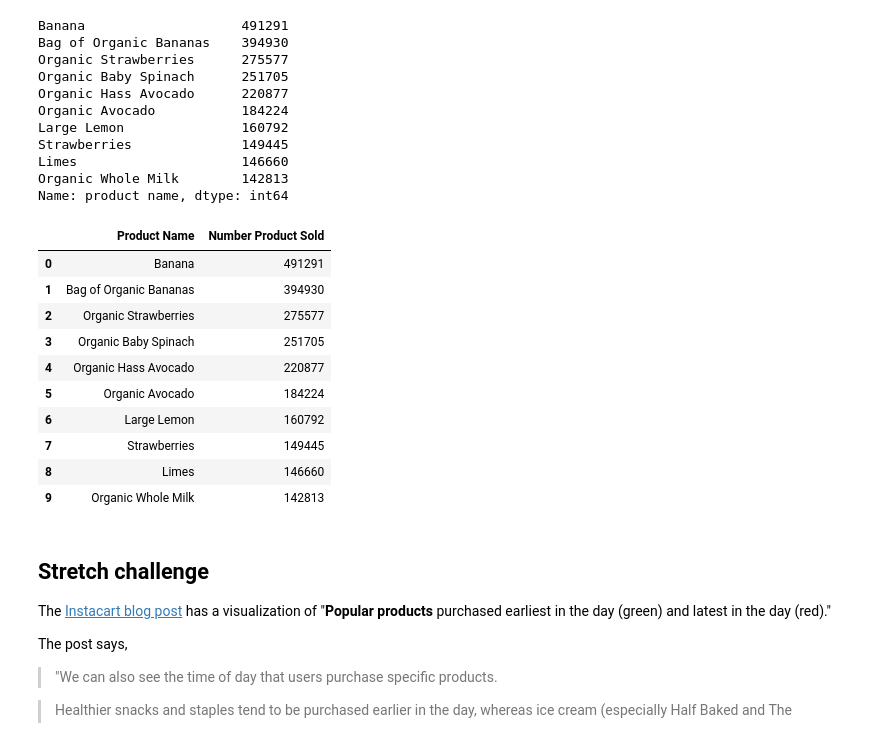
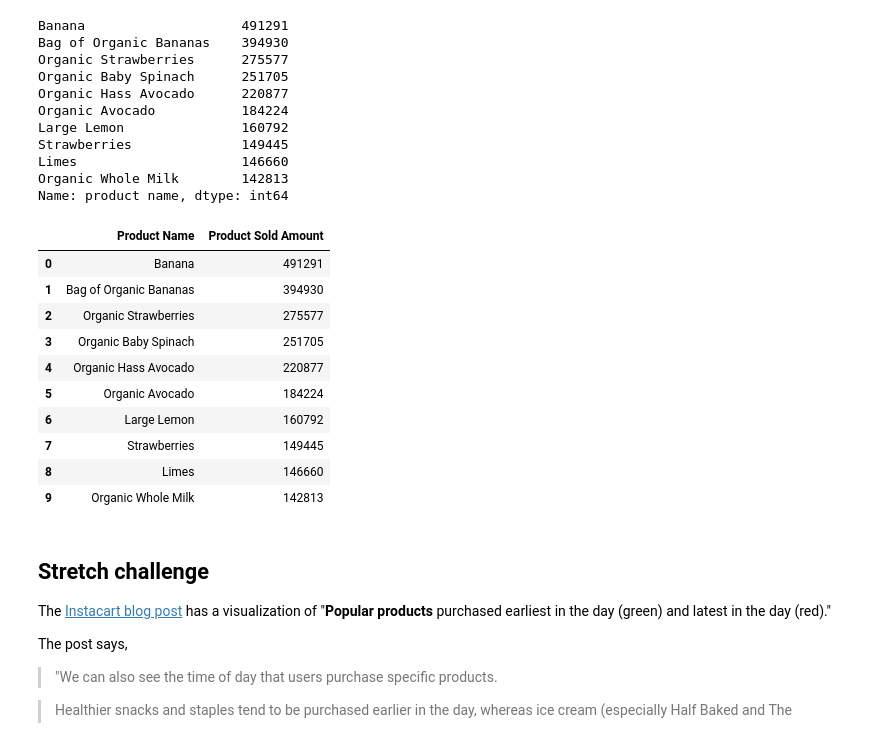
Before and after one commit to standroidbeta/DS-Unit-1-Sprint-2-Data-Wrangling, a Jupyter notebook: LS_DS_122_Join_datasets.ipynb, the cells around one changed output. Saved outputs shown, nothing was run; the diff lists cells and outputs as text; code cells hidden in the pictures.

```diff
--- a/LS_DS_122_Join_datasets.ipynb
+++ b/LS_DS_122_Join_datasets.ipynb
@@ -512,11 +512,11 @@ Limes                     146660
 Organic Whole Milk        142813
 Name: product name, dtype: int64
 # %%
-products_sold_df = products_sold.rename_axis('Product Name').reset_index(name='Number Product Sold')
+products_sold_df = products_sold.rename_axis('Product Name').reset_index(name='Product Sold Amount')
 
 products_sold_df.head(10)
 # %% [output]
-|  | Product Name | Number Product Sold |
+|  | Product Name | Product Sold Amount |
 | 0 | Banana | 491291 |
 | 1 | Bag of Organic Bananas | 394930 |
 | 2 | Organic Strawberries | 275577 |
```
